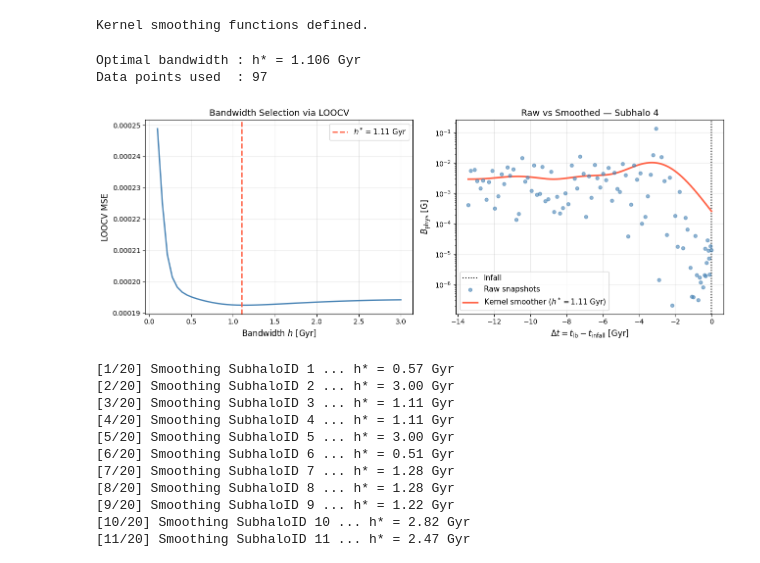
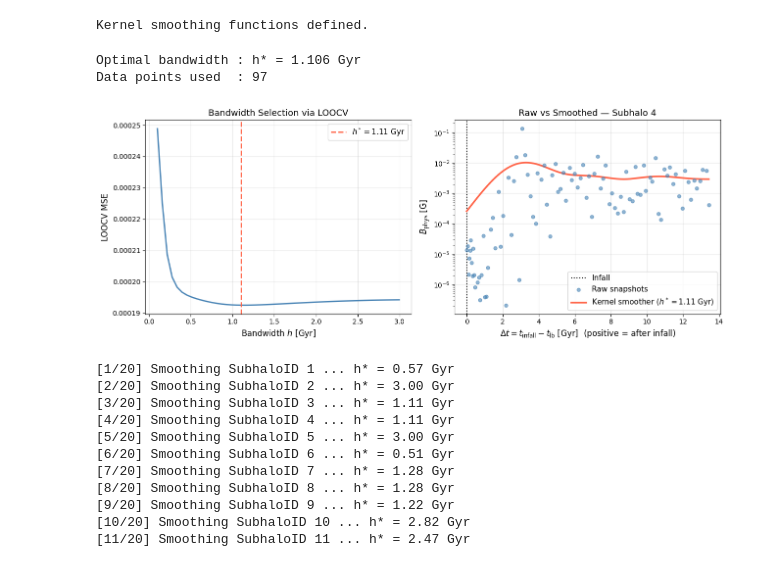
Before and after one commit to Adelphi-TNG100-Project/Numerical_methods_Project, a Jupyter notebook: Notebooks/magnetic_field_analysis.ipynb, the cells around one changed output. Cells and saved outputs as stored; diff of their text form; code cells hidden in the pictures.

```diff
--- a/Notebooks/magnetic_field_analysis.ipynb
+++ b/Notebooks/magnetic_field_analysis.ipynb
@@ -112,7 +112,7 @@ def query_satellites(snap=99, stellar_mass_min_log=9.5, stellar_mass_max_log=11.
     return galaxies
 
 
-satellites_z0 = query_satellites(snap=99, stellar_mass_min_log=9.5, limit=20)
+satellites_z0 = query_satellites(snap=99, stellar_mass_min_log=9.5, limit=40)
 
 # Print all IDs so we can pick ones that work
 print(f"\n{'#':>3}  {'SubhaloID':>10}  {'log M*':>8}")
@@ -321,5 +289,13 @@ def plot_B_vs_redshift_single(mpb_records, infall_info=None, subhalo_id=None,
 
 
 plot_B_vs_redshift_single(mpb_data, infall_info=infall, subhalo_id=test_id)
+
+# Plot raw B-field vs redshift for all successfully processed galaxies
+for gal in all_galaxies:
+    plot_B_vs_redshift_single(
+        gal['mpb'],
+        infall_info=gal['infall'],
+        subhalo_id=gal['subhalo_id']
+    )
 # %% [output]
 [figure]
@@ -485,11 +502,10 @@ def smooth_galaxy(mpb_records, infall_info, field='B_disk_phys', h_grid=None):
     if infall_info:
         t_inf               = infall_info['lookback_time']
         result['t_infall']  = t_inf
-        result['dt_obs']    = t_obs  - t_inf   # positive = before infall
-        result['dt_fine']   = t_fine - t_inf
+        result['dt_obs']    = t_inf - t_obs    # positive = after infall (time increases left to right)
+        result['dt_fine']   = t_inf - t_fine   # positive = before infall
     return result
 
-
 print('Kernel smoothing functions defined.')
 # %% [output]
 Kernel smoothing functions defined.
@@ -517,32 +582,32 @@ else:
     ax1.legend(fontsize=11)
     ax1.grid(True, alpha=0.3)
 
     # Right: raw vs smoothed, plotted in lookback time
     if 'dt_obs' in smooth_result:
         x_obs  = smooth_result['dt_obs']
         x_fine = smooth_result['dt_fine']
-        xlabel = r'$\Delta t = t_{\rm lb} - t_{\rm infall}$ [Gyr]'
+        xlabel = r'$\Delta t = t_{\rm infall} - t_{\rm lb}$ [Gyr]  (positive = after infall)'
         ax2.axvline(0, color='black', lw=1.5, ls=':', label='Infall')
     else:
         x_obs  = smooth_result['t_obs']
         x_fine = smooth_result['t_fine']
         xlabel = 'Lookback time [Gyr]'
 
     ax2.scatter(x_obs, smooth_result['B_obs'], s=25,
                 color='steelblue', alpha=0.6, zorder=3, label='Raw snapshots')
     ax2.plot(x_fine, smooth_result['B_smooth'], color='tomato', lw=2.5,
              label=f'Kernel smoother ($h^*={smooth_result["h_opt"]:.2f}$ Gyr)')
     ax2.set_yscale('log')
     ax2.set_xlabel(xlabel, fontsize=12)
     ax2.set_ylabel(r'$B_{\rm phys}$ [G]', fontsize=12)
     ax2.set_title(f'Raw vs Smoothed — Subhalo {test_id}', fontsize=13)
     ax2.legend(fontsize=11)
     ax2.grid(True, alpha=0.3)
 
     plt.tight_layout()
     plt.savefig('results/figures/kernel_smoothing_diagnostics.png', dpi=150)
     plt.show()
 # %% [output]
 Optimal bandwidth : h* = 1.106 Gyr
 Data points used  : 97
-[figure, old version]
+[figure, new version]
```
Also changed, not shown: parts of 10 cells of this notebook, 5 other files.
